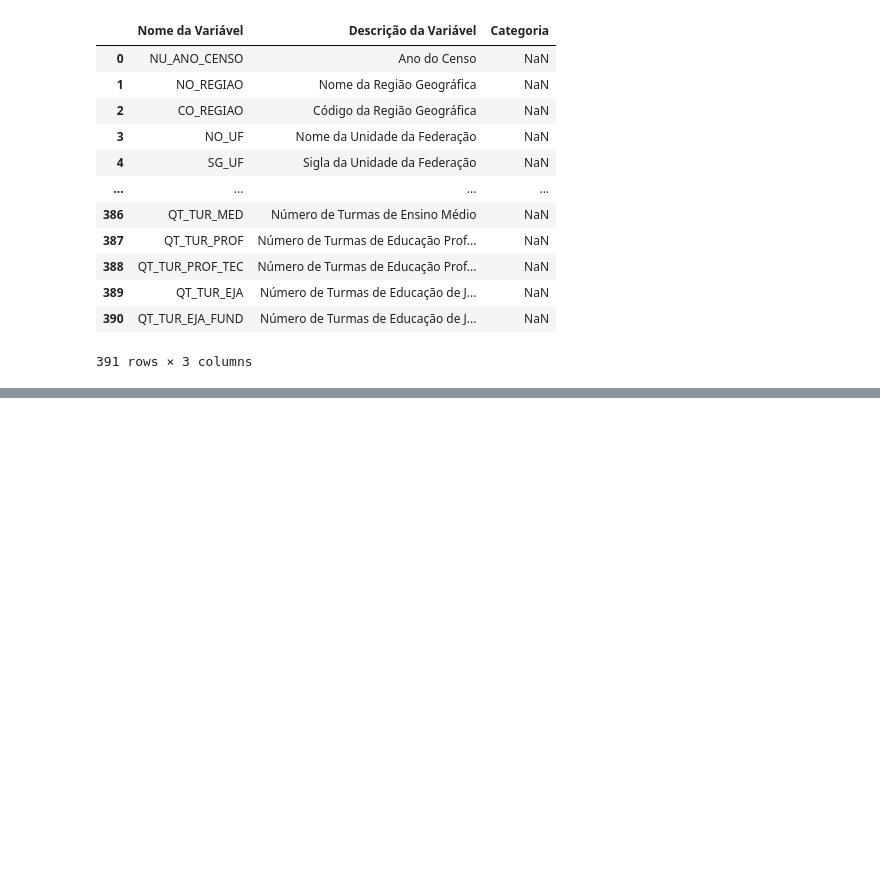
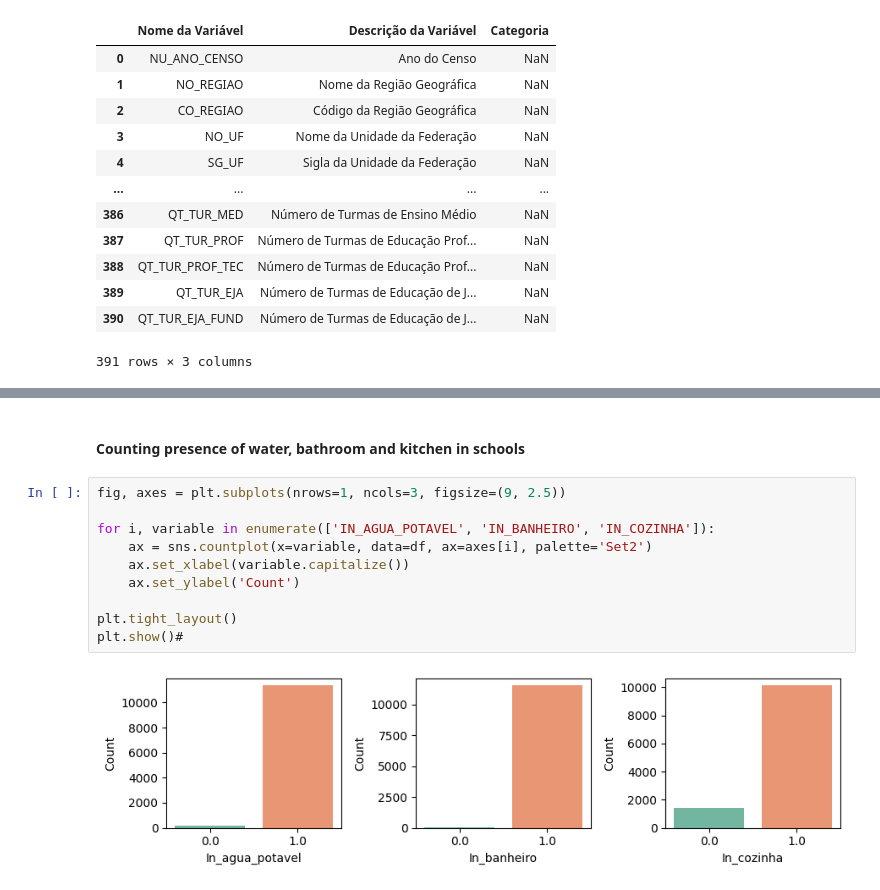
Before and after one commit to iaracastro/SchoolCensorshipAnalysis, a Jupyter notebook: analysis.ipynb, the cells around one changed output, grey strips where cells are left out. Cells and saved outputs as stored; diff of their text form; blank space fills up the shorter version.

```diff
--- a/analysis.ipynb
+++ b/analysis.ipynb
@@ -78,0 +108,14 @@ grouped
+# %% [markdown]
+#### Counting presence of water, bathroom and kitchen in schools
+# %%
+fig, axes = plt.subplots(nrows=1, ncols=3, figsize=(9, 2.5))
+
+for i, variable in enumerate(['IN_AGUA_POTAVEL', 'IN_BANHEIRO', 'IN_COZINHA']):
+    ax = sns.countplot(x=variable, data=df, ax=axes[i], palette='Set2')
+    ax.set_xlabel(variable.capitalize())
+    ax.set_ylabel('Count')
+
+plt.tight_layout()
+plt.show()#
+# %% [output]
+[figure, added]
```
Also changed, not shown: parts of 7 cells of this notebook.
